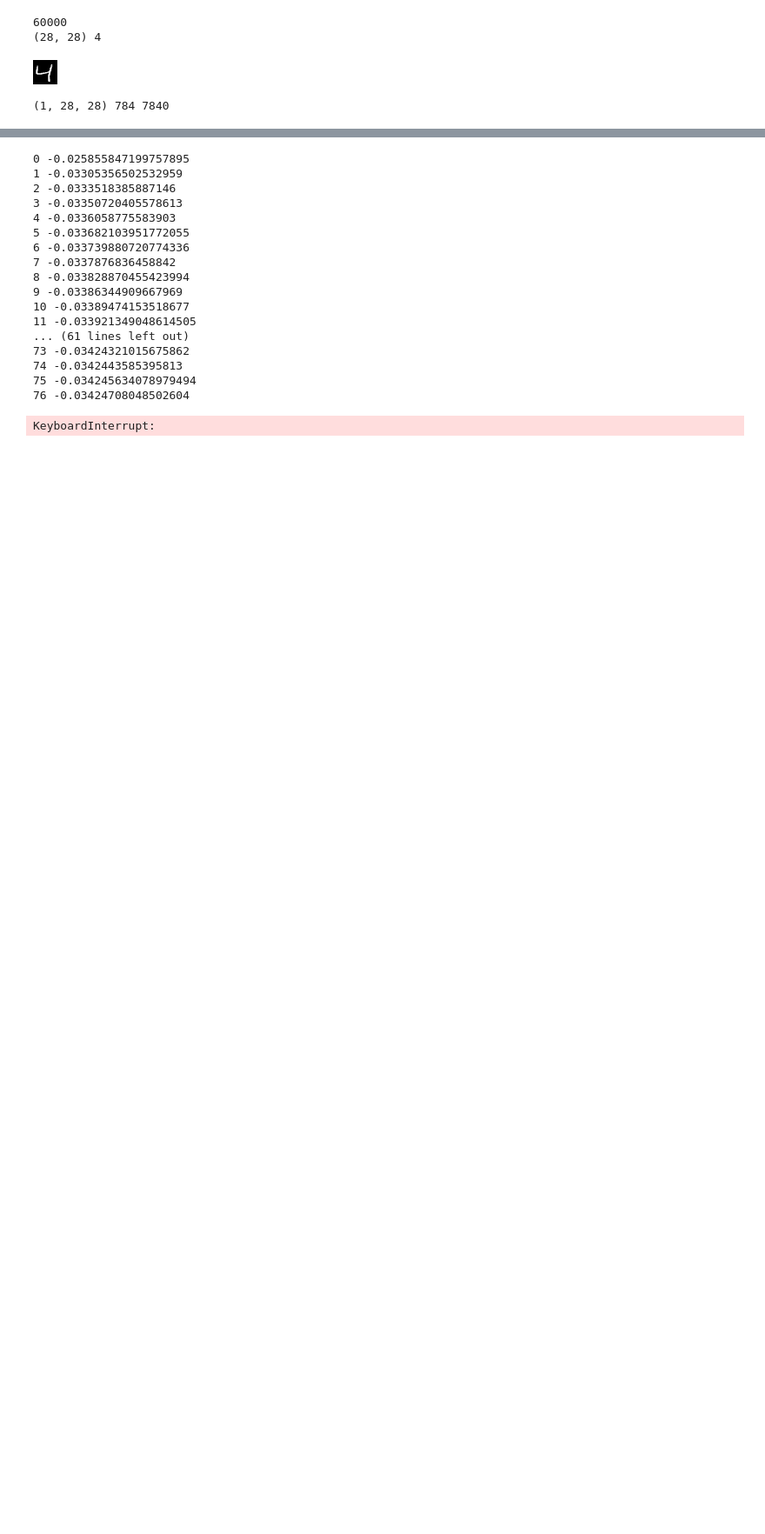
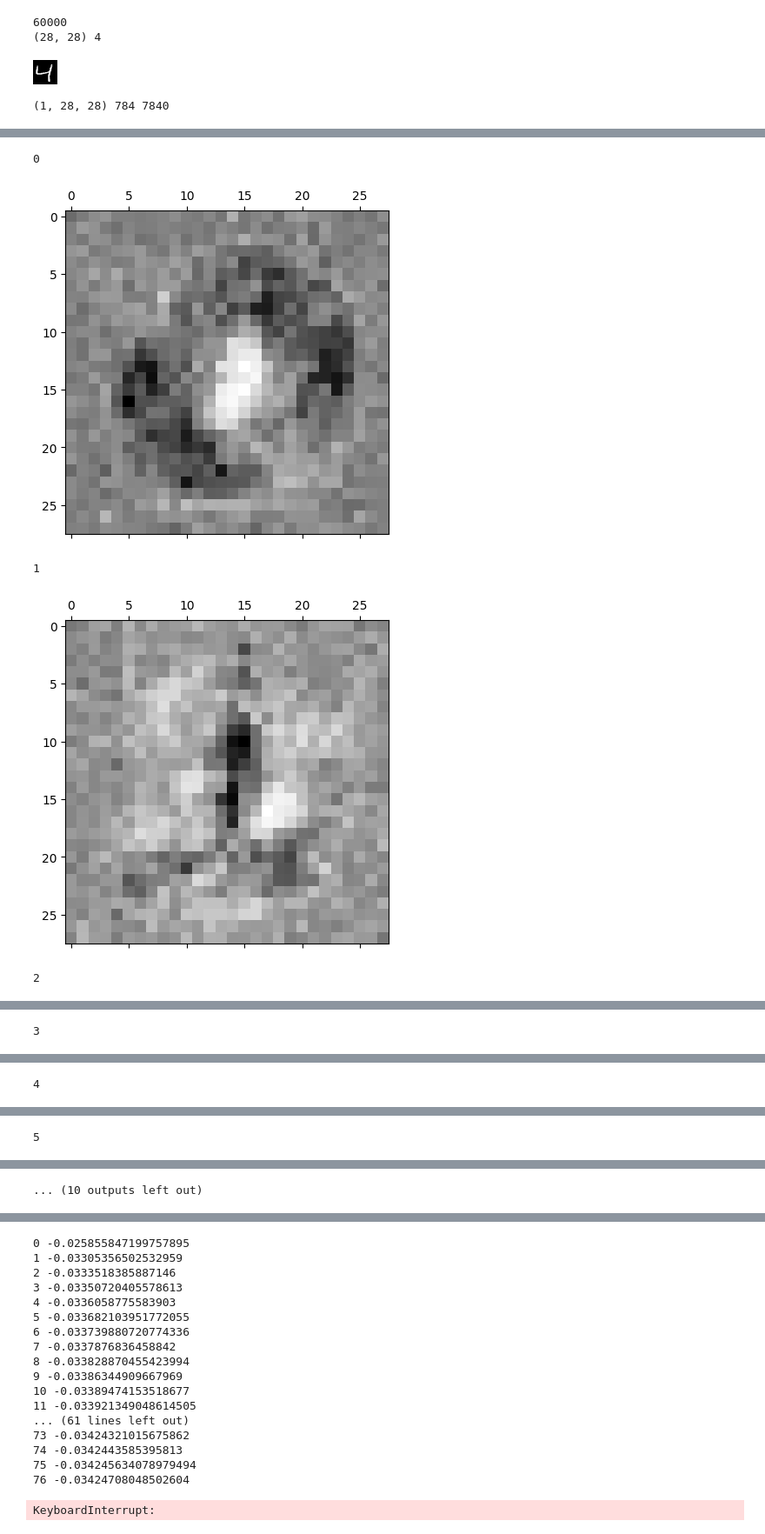
Before and after one commit to kiwi-lang/taranis, a Jupyter notebook: examples/Experiments.ipynb, the cells around one changed output, grey strips where cells are left out. Shown at 87% size. Saved outputs shown, nothing was run; the diff lists cells and outputs as text; code cells hidden in the pictures; blank space fills up the shorter version.

```diff
--- a/examples/Experiments.ipynb
+++ b/examples/Experiments.ipynb
@@ -72,0 +151,5 @@ print(input_shape, m, n)
+# %%
+for i in range(10):
+    img, target = dataset[0]
+    score = img.squeeze(0).view(1, 28 * 28) @ summary[i].view(28 * 28, 1)
+    print(f"- {i}: {score.item()}  truth is {target}")
@@ -75,10 +169,17 @@ linear = nn.Sequential(
     nn.Flatten(),
     nn.Linear(m, n),
     nn.ReLU(),
-    nn.Linear(n, classes),
+    nn.Linear(n, classes + 1),
     nn.Softmax(dim=1),
 )
 
+# linear(summary[0].unsqueeze(0))
+
+# gpu_test_model(linear, dataset)
+# init_linear_model(linear)
+
+gpu_test_model(linear, dataset)
+# linear(summary[0].unsqueeze(0).cuda()).detach().cpu()
 gpu_train(linear, dataset, epoch, lr=lr, lr_map=lr_map)
 gpu_test_model(linear, dataset)
 gpu_test_model(linear, dataset_test)
@@ -146,10 +203,0 @@ plt.show()
-# %%
-import importlib
-import taranis
-import taranis.core.visualization.extract as extract
-importlib.reload(taranis.core.visualization.extract)
-
-for i in range(10):
-    img = extract.generate_image(linear, input_shape, i, 1, 0.9999)
-    plt.matshow(img[0][0], interpolation=None, cmap='Greys')
-    plt.show()
@@ -174,0 +204,4 @@ loss.backward()
+# %%
+gpu_train(linear, dataset, epoch, lr=1, lr_map=lr_map)
+gpu_test_model(linear, dataset)
+gpu_test_model(linear, dataset_test)
@@ -174,0 +234,12 @@ loss.backward()
+# %%
+for i in range(11):
+    print(i)
+    img = extract.generate_image(linear, input_shape, i, 10, 0.9999)
+    plt.matshow(img[0][0], interpolation=None, cmap='Greys')
+    plt.show()
+# %% [output]
+0
+[figure, added]
+1
+[figure, added]
+2
@@ -174,0 +247 @@ loss.backward()
+3
@@ -174,0 +249 @@ loss.backward()
+4
@@ -174,0 +251 @@ loss.backward()
+5
@@ -174,0 +253 @@ loss.backward()
+... (10 outputs left out)
```
Also changed, not shown: parts of 19 cells of this notebook, 3 other files.
